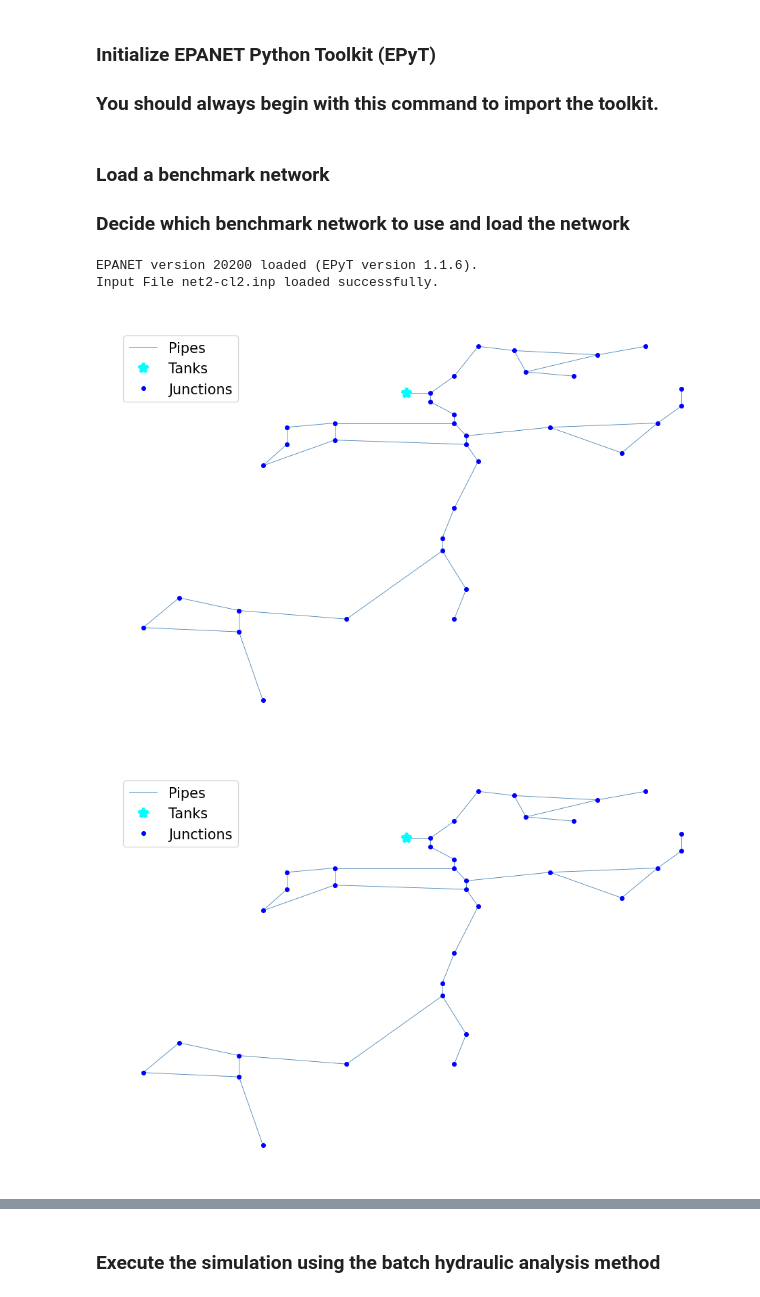
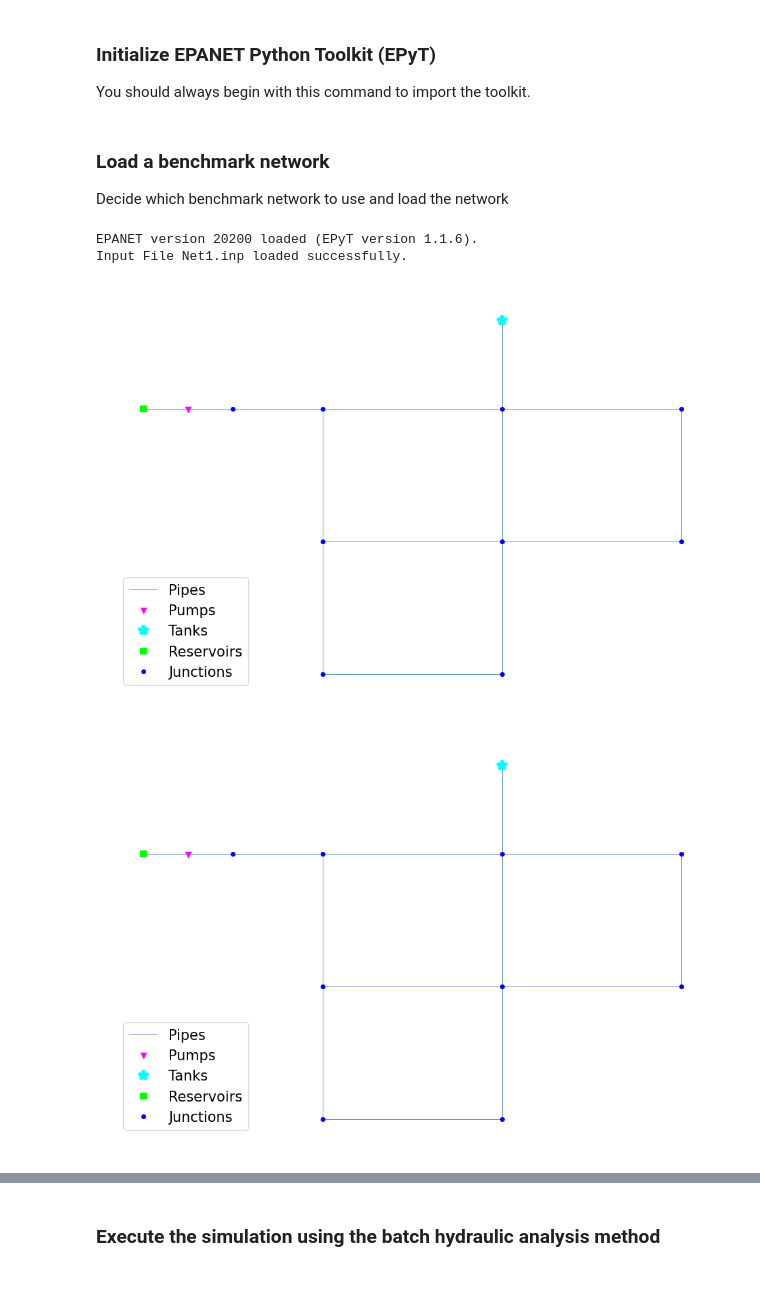
Before and after one commit to OpenWaterAnalytics/EPyT, a Jupyter notebook: epyt/tutorials/Run_First_EPANET_Analysis.ipynb, the cells around one changed output, grey strips where cells are left out. Saved outputs shown, nothing was run; the diff lists cells and outputs as text; code cells hidden in the pictures.

```diff
--- a/epyt/tutorials/Run_First_EPANET_Analysis.ipynb
+++ b/epyt/tutorials/Run_First_EPANET_Analysis.ipynb
@@ -11,22 +11,22 @@
 # %% [markdown]
 ### Initialize EPANET Python Toolkit (EPyT)
 
-### You should always begin with this command to import the toolkit.
+You should always begin with this command to import the toolkit.
 # %%
 from epyt import epanet
 # %% [markdown]
 ### Load a benchmark network
-### Decide which benchmark network to use and load the network
+Decide which benchmark network to use and load the network
 # %%
 #decide which network to load from the "/networks/" folder
-filename = 'net2-cl2.inp' #you can also try 'net2-cl2.inp', 'Net3.inp', etc.
+filename = 'Net1.inp' #you can also try 'net2-cl2.inp', 'Net3.inp', etc.
 
 #call epanet class and load all data and functions in G structure
 G = epanet(filename)
 G.plot()
 # %% [output]
 EPANET version 20200 loaded (EPyT version 1.1.6).
-Input File net2-cl2.inp loaded successfully.
+Input File Net1.inp loaded successfully.
-[figure, old version]
+[figure, new version]
-[figure, old version]
+[figure, new version]
 # %% [markdown]
```
Also changed, not shown: parts of 12 cells of this notebook.
